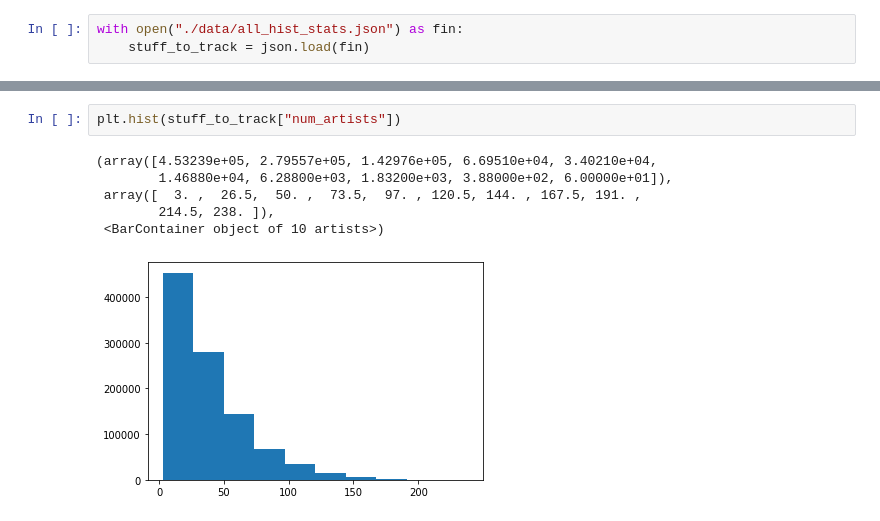
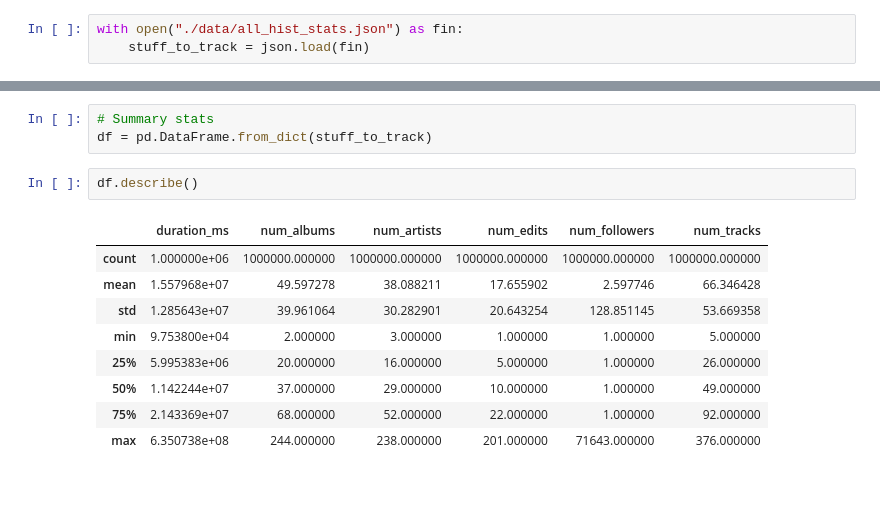
Before and after one commit to womogenes/spotify-final, a Jupyter notebook: static_plots.ipynb, the cells around one changed output, grey strips where cells are left out. Drawn from its saved outputs; the diff is of its cells as text; blank space fills up the shorter version.

Commit message:
Create summary stats

```diff
--- a/static_plots.ipynb
+++ b/static_plots.ipynb
@@ -17,9 +22,15 @@ for i, var in enumerate(stuff_to_track):
-# %%
-plt.hist(stuff_to_track["num_artists"])
-# %% [output]
-(array([4.53239e+05, 2.79557e+05, 1.42976e+05, 6.69510e+04, 3.40210e+04,
-        1.46880e+04, 6.28800e+03, 1.83200e+03, 3.88000e+02, 6.00000e+01]),
- array([  3. ,  26.5,  50. ,  73.5,  97. , 120.5, 144. , 167.5, 191. ,
-        214.5, 238. ]),
- <BarContainer object of 10 artists>)
-[figure, removed]
+# %%
+# Summary stats
+df = pd.DataFrame.from_dict(stuff_to_track)
+# %%
+df.describe()
+# %% [output]
+|  | duration_ms | num_albums | num_artists | num_edits | num_followers | num_tracks |
+| count | 1.000000e+06 | 1000000.000000 | 1000000.000000 | 1000000.000000 | 1000000.000000 | 1000000.000000 |
+| mean | 1.557968e+07 | 49.597278 | 38.088211 | 17.655902 | 2.597746 | 66.346428 |
+| std | 1.285643e+07 | 39.961064 | 30.282901 | 20.643254 | 128.851145 | 53.669358 |
+| min | 9.753800e+04 | 2.000000 | 3.000000 | 1.000000 | 1.000000 | 5.000000 |
+| 25% | 5.995383e+06 | 20.000000 | 16.000000 | 5.000000 | 1.000000 | 26.000000 |
+| 50% | 1.142244e+07 | 37.000000 | 29.000000 | 10.000000 | 1.000000 | 49.000000 |
+| 75% | 2.143369e+07 | 68.000000 | 52.000000 | 22.000000 | 1.000000 | 92.000000 |
+| max | 6.350738e+08 | 244.000000 | 238.000000 | 201.000000 | 71643.000000 | 376.000000 |
```
Also changed, not shown: parts of 4 cells of this notebook.
